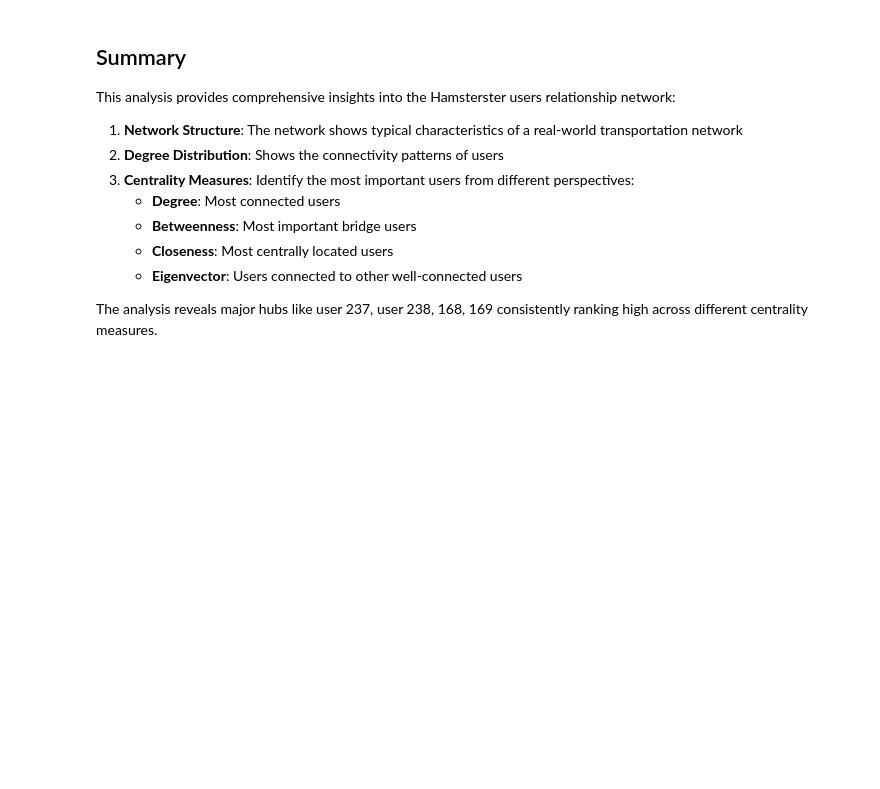
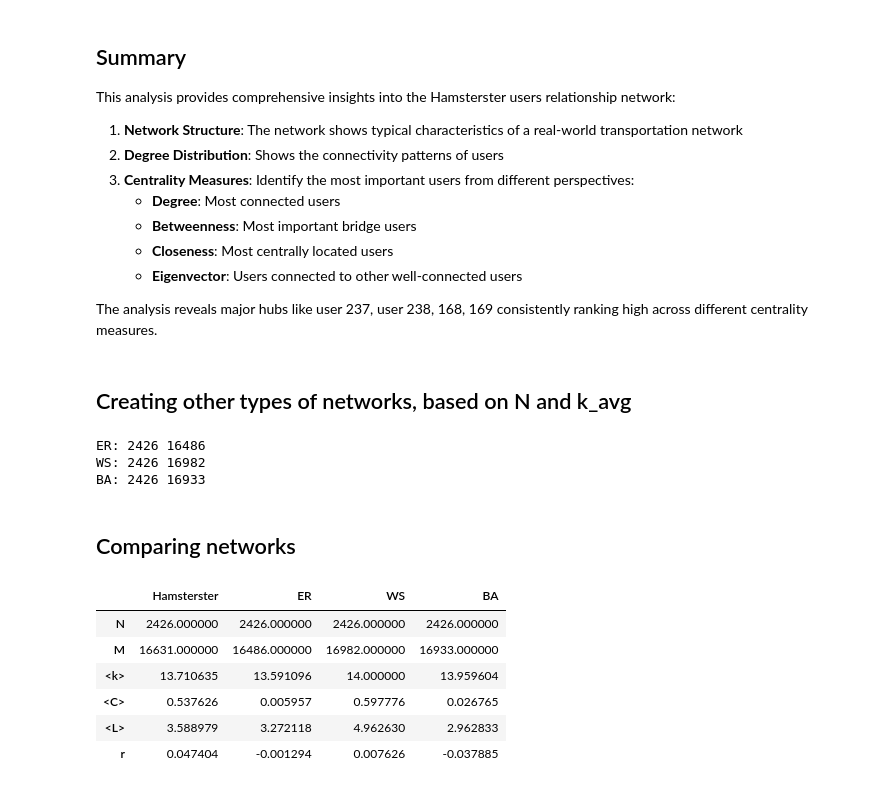
Before and after one commit to betsplie/mbdm, a Jupyter notebook: Assignment 1/hamster_network_analysis.ipynb, the cells around one changed output. Saved outputs shown, nothing was run; the diff lists cells and outputs as text; code cells hidden in the pictures; blank space fills up the shorter version.

```diff
--- a/Assignment 1/hamster_network_analysis.ipynb
+++ b/Assignment 1/hamster_network_analysis.ipynb
@@ -389,3 +389,83 @@ This analysis provides comprehensive insights into the Hamsterster users relatio
    - **Eigenvector**: Users connected to other well-connected users
 
 The analysis reveals major hubs like user 237, user 238, 168, 169 consistently ranking high across different centrality measures.
+# %% [markdown]
+## Creating other types of networks, based on N and k_avg
+# %%
+N = G.number_of_nodes()
+k_avg = np.mean([d for _, d in G.degree()])
+m = max(1, round(k_avg / 2))
+
+def erdos_renyi(N, k_avg):
+    p = k_avg / (N - 1)
+    return nx.erdos_renyi_graph(N, p)
+
+def watts_strogatz(N, k_avg):
+    k = round(k_avg)
+    if k % 2 == 1:
+        k += 1
+    return nx.watts_strogatz_graph(N, k, 0.05)
+
+def barabasi_albert(N, m):
+    return nx.barabasi_albert_graph(N, m)
+
+G_ER = erdos_renyi(N, k_avg)
+G_WS = watts_strogatz(N, k_avg)
+G_BA = barabasi_albert(N, m)
+
+print("ER:", G_ER.number_of_nodes(), G_ER.number_of_edges())
+print("WS:", G_WS.number_of_nodes(), G_WS.number_of_edges())
+print("BA:", G_BA.number_of_nodes(), G_BA.number_of_edges())
+# %% [output]
+ER: 2426 16486
+WS: 2426 16982
+BA: 2426 16933
+# %% [markdown]
+## Comparing networks
+# %%
+def get_network_metrics(G):
+    "creates a table that compares Hamsterster network with the three reference networks"
+
+    N = G.number_of_nodes()
+    M = G.number_of_edges()
+
+    avg_degree = np.mean([d for _, d in G.degree()])
+    clustering = nx.average_clustering(G)
+    assortativity = nx.degree_assortativity_coefficient(G)
+
+    # Largest connected component
+    largest_cc = max(nx.connected_components(G), key=len)
+    G_cc = G.subgraph(largest_cc)
+
+    avg_path_length = nx.average_shortest_path_length(G_cc)
+
+    return {
+        "N": N,
+        "M": M,
+        "<k>": avg_degree,
+        "<C>": clustering,
+        "<L>": avg_path_length,
+        "r": assortativity
+    }
+
+hamster_metrics = get_network_metrics(G)
+er_metrics = get_network_metrics(G_ER)
+ws_metrics = get_network_metrics(G_WS)
+ba_metrics = get_network_metrics(G_BA)
+
+comparison = pd.DataFrame({
+    "Hamsterster": hamster_metrics,
+    "ER": er_metrics,
+    "WS": ws_metrics,
+    "BA": ba_metrics
+})
+
+comparison
+# %% [output]
+|  | Hamsterster | ER | WS | BA |
+| N | 2426.000000 | 2426.000000 | 2426.000000 | 2426.000000 |
+| M | 16631.000000 | 16486.000000 | 16982.000000 | 16933.000000 |
+| <k> | 13.710635 | 13.591096 | 14.000000 | 13.959604 |
+| <C> | 0.537626 | 0.005957 | 0.597776 | 0.026765 |
+| <L> | 3.588979 | 3.272118 | 4.962630 | 2.962833 |
+| r | 0.047404 | -0.001294 | 0.007626 | -0.037885 |
```
Also changed, not shown: parts of 16 cells of this notebook, 5 other files.
